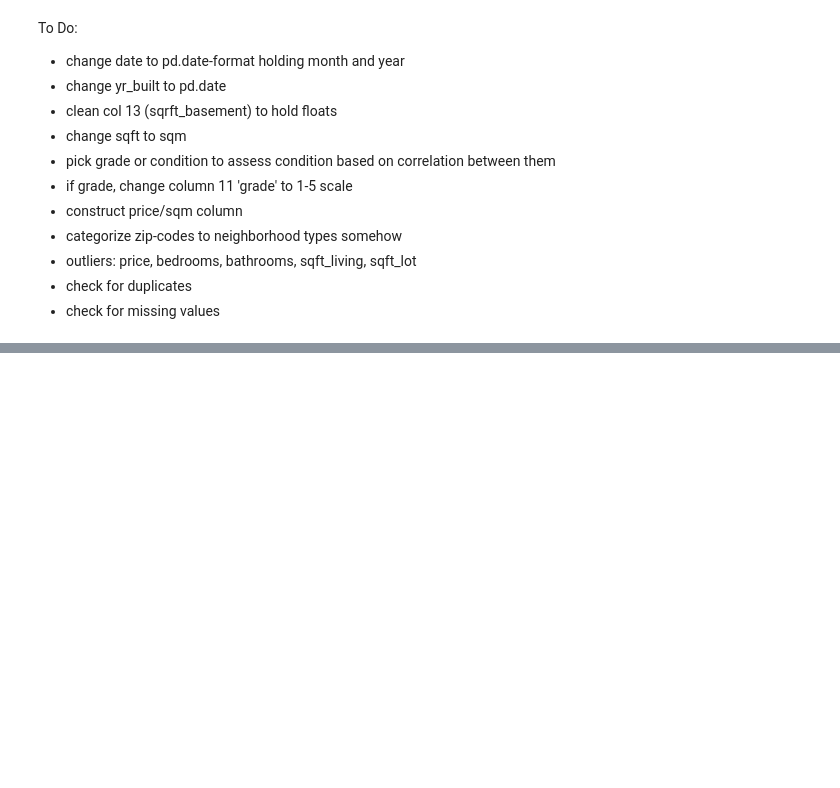
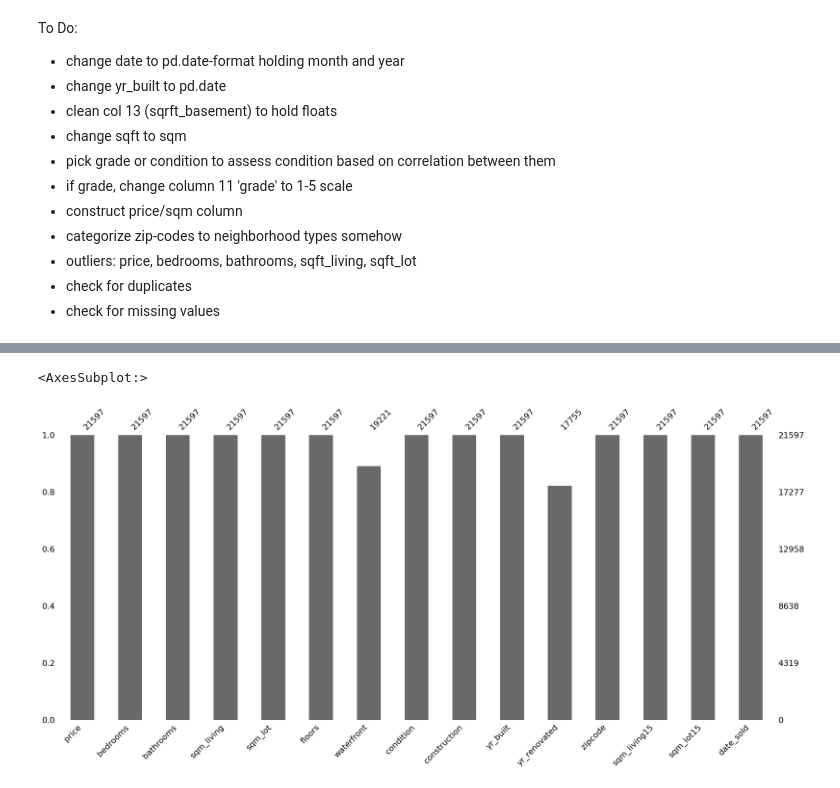
Before and after one commit to Cazta/data_analytics_real_estate, a Jupyter notebook: EDA_data_cleaning.ipynb, the cells around one changed output, grey strips where cells are left out. Saved outputs shown, nothing was run; the diff lists cells and outputs as text; code cells hidden in the pictures; blank space fills up the shorter version.

```diff
--- a/EDA_data_cleaning.ipynb
+++ b/EDA_data_cleaning.ipynb
@@ -113,0 +129,6 @@ To Do:
+# %%
+# convert square feet to square meter in column square feet lot:
+
+df_kc_housing['sqft_lot'] = df_kc_housing.sqft_lot.apply(lambda x: x/10.764)
+df_kc_housing = df_kc_housing.astype({'sqft_lot': int})
+df_kc_housing = df_kc_housing.rename({'sqft_lot':'sqm_lot'},axis=1)
@@ -113,0 +154,10 @@ To Do:
+# %%
+# I will not work with columns sqft_above and sqft_basement but use sqm_living and sqm_lot instead, so I am dropping these columns.
+df_kc_housing = df_kc_housing.drop('sqft_above', axis=1)
+df_kc_housing = df_kc_housing.drop('sqft_basement', axis=1)
+# %%
+# also dropping latitude, longitude data, view and id
+df_kc_housing = df_kc_housing.drop('lat', axis=1)
+df_kc_housing = df_kc_housing.drop('long', axis=1)
+df_kc_housing = df_kc_housing.drop('view', axis=1)
+df_kc_housing = df_kc_housing.drop('id', axis=1)
@@ -113,0 +176,20 @@ To Do:
+# %%
+# creating a likert-scale of 'grade' to match the scale of 'condition'
+df_kc_housing['grade'] = df_kc_housing['grade'].map({
+    3:1,
+    4:1,
+    5:2,
+    6:2,
+    7:3,
+    8:3,
+    9:3,
+    10:4,
+    11:4,
+    12:5,
+    13:5
+    })
+
+# rename column 'grade' to 'construction'
+df_kc_housing = df_kc_housing.rename({'grade':'construction'},axis=1)
+
+df_kc_housing.construction.unique()
@@ -113,0 +207,10 @@ To Do:
+# %%
+# missing values
+# display number of missing values per column
+df_kc_housing.isna().sum()
+
+msno.bar(df_kc_housing)
+# the column 'waterfront' has approx. 10 percent of missing values, the column 'yr_renovated' approx. 20 percent.
+# %% [output]
+<AxesSubplot:>
+[figure, added]
```
Also changed, not shown: parts of 35 cells of this notebook.
